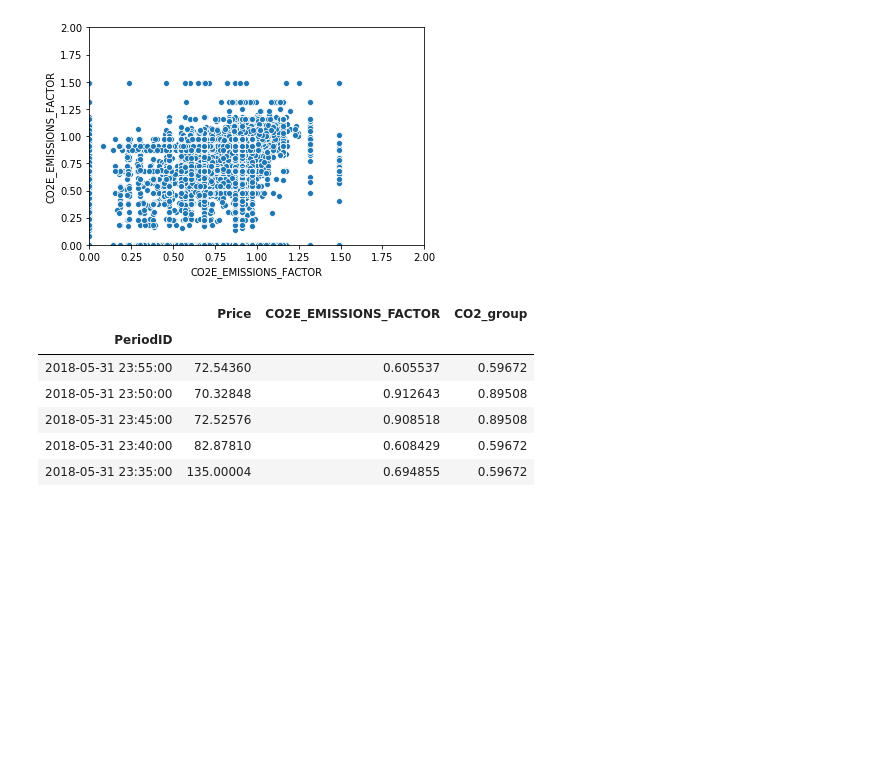
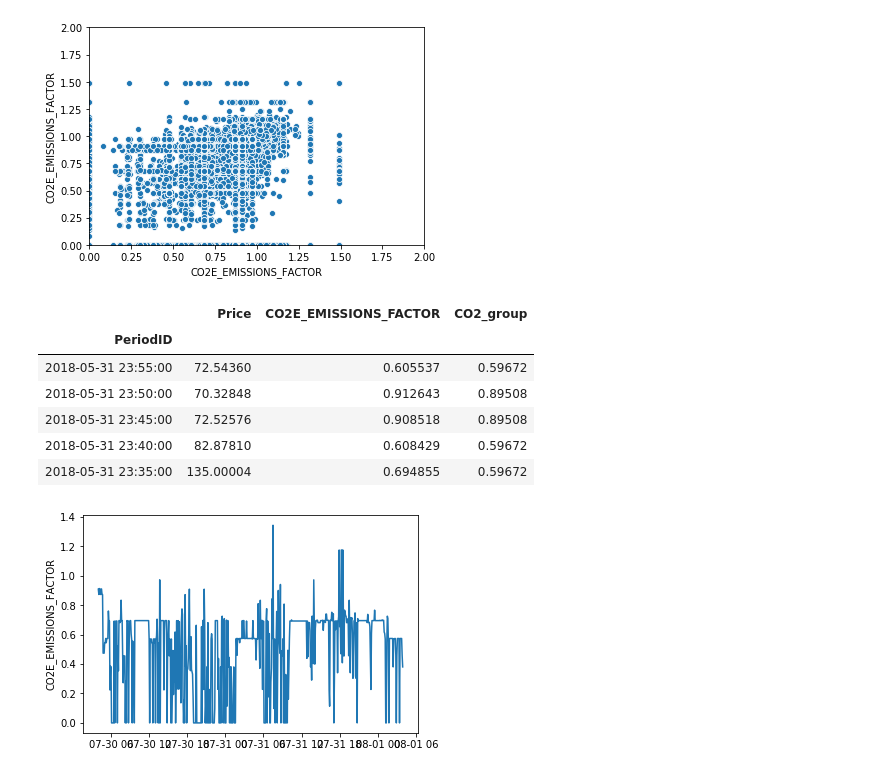
Before and after one commit to bkubsch/marginal-carbon, a Jupyter notebook: notebooks/7c_acf_trials.ipynb, the cells around one changed output. Drawn from its saved outputs; the diff is of its cells as text; code cells hidden in the pictures; blank space fills up the shorter version.

```diff
--- a/notebooks/7c_acf_trials.ipynb
+++ b/notebooks/7c_acf_trials.ipynb
@@ -124,0 +154,7 @@ df_DUID_CO2_price2.head()
+# %%
+fig = sns.lineplot(df_mean.index[:576], df_mean.CO2E_EMISSIONS_FACTOR.iloc[:576])
+
+file_path = '{}/Desktop/Portfolio_project/presentation/over_48h.png'.format(os.environ['HOME'])
+plt.savefig(file_path)
+# %% [output]
+[figure, added]
```
Also changed, not shown: parts of 12 cells of this notebook, 5 other files.
